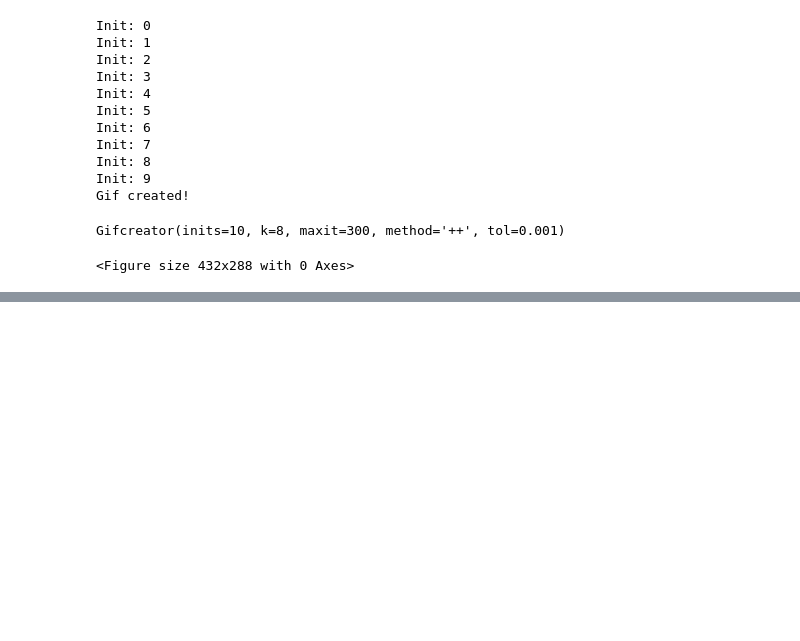
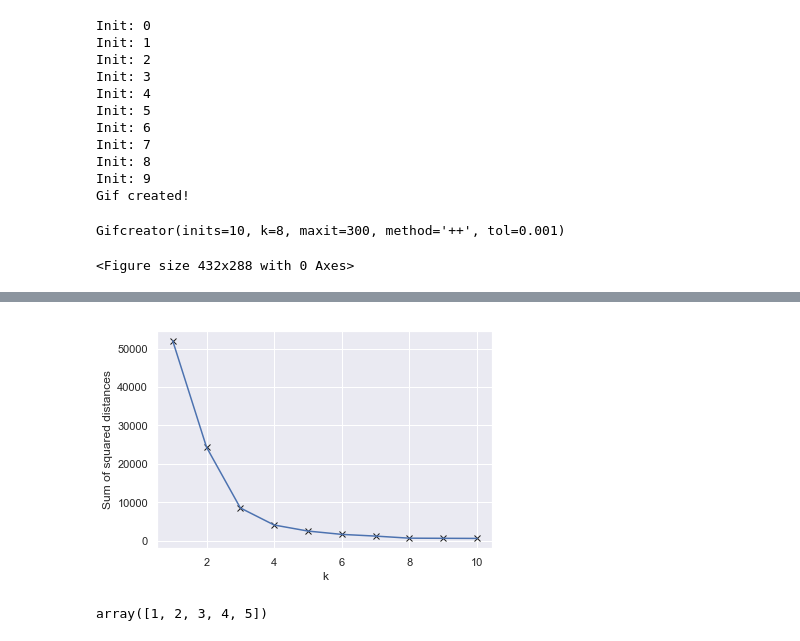
Before and after one commit to datascience-mobi/project-04-group-04, a Jupyter notebook: Analysis sheet.ipynb, the cells around one changed output, grey strips where cells are left out. Saved outputs shown, nothing was run; the diff lists cells and outputs as text; code cells hidden in the pictures; blank space fills up the shorter version.

Commit message:
elbow changed

```diff
--- a/Analysis sheet.ipynb
+++ b/Analysis sheet.ipynb
@@ -1297,0 +1350,22 @@ Gifcreator(inits=10, k=8, maxit=300, method='++', tol=0.001)
+# %%
+def elbow_plot(data, max_k):
+    Sum_of_squared_distances = [float("nan")]
+    for i in range(max_k):
+        km = cl.Kmeans(inits=10, method="rng", k=i+1)
+        km.fit(data)
+        Sum_of_squared_distances.append(km.inertia_)
+
+    plt.plot(Sum_of_squared_distances, "kx")
+    plt.plot(Sum_of_squared_distances)
+    plt.xlabel("k")
+    plt.ylabel("Sum of squared distances")
+
+    return plt.show()
+# %%
+elbow_plot(X,10)
+# %% [output]
+[figure, added]
+# %%
+np.arange(1,5+1)
+# %% [output]
+array([1, 2, 3, 4, 5])
```
Also changed, not shown: parts of 2 cells of this notebook, 2 other files.
